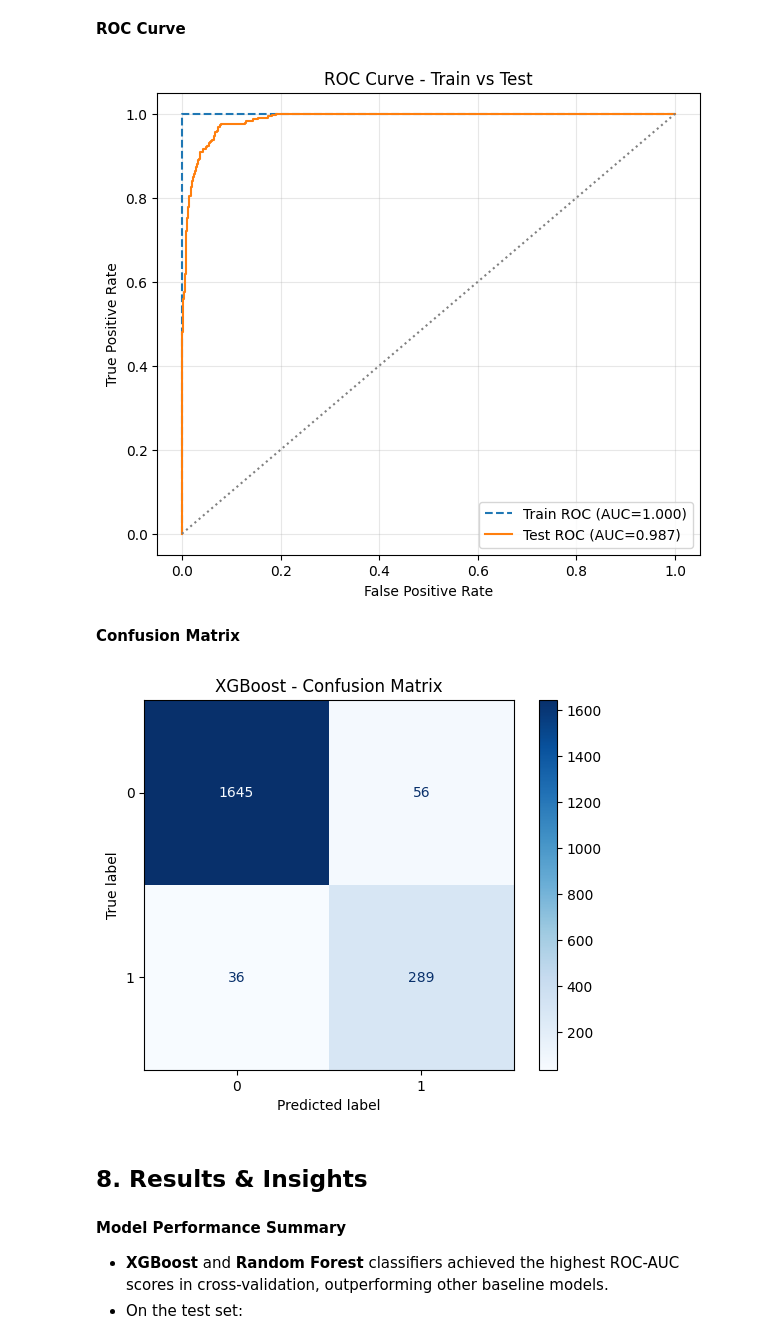
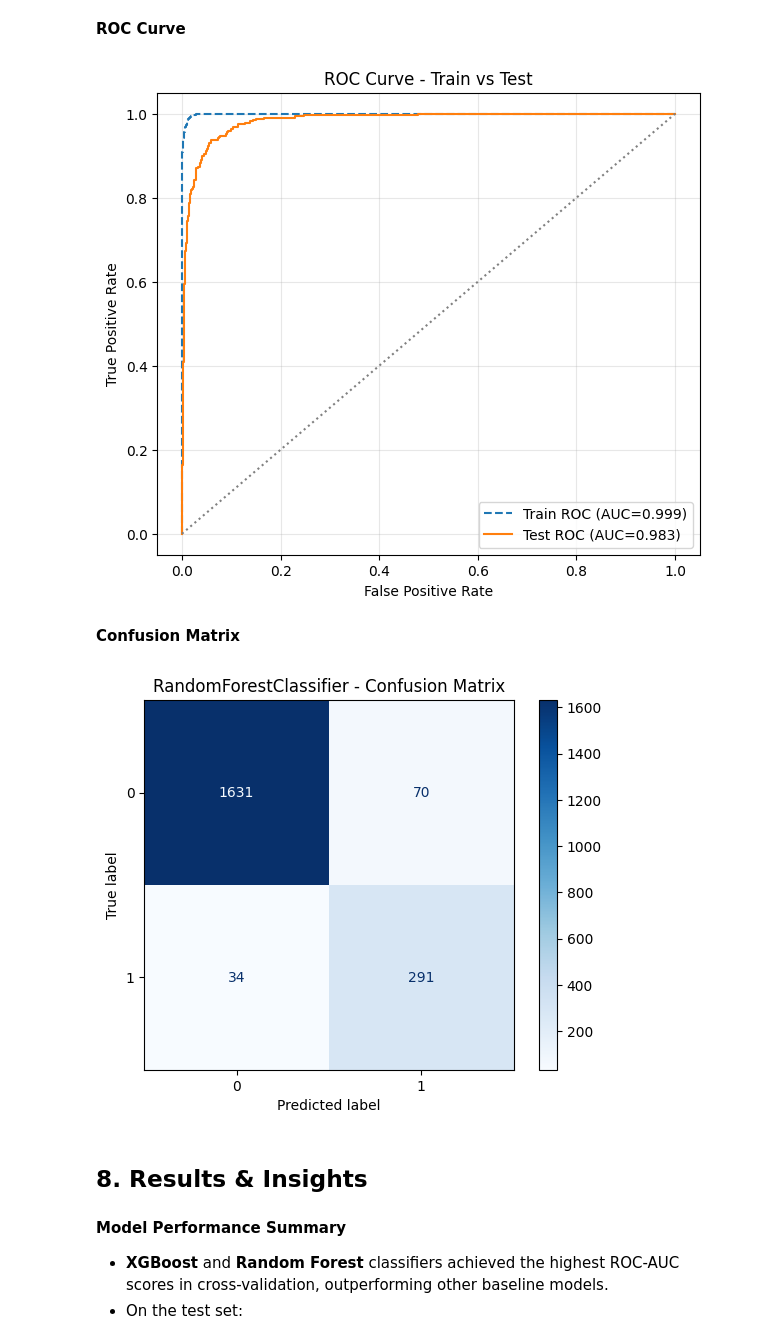
Before and after one commit to Pedro-Vital/End-to-end-ML-project-churn-prediction, a Jupyter notebook: research/Experiment.ipynb, the cells around one changed output. Saved outputs shown, nothing was run; the diff lists cells and outputs as text; code cells hidden in the pictures.

Commit message:
refactor: hyperparameter tuning with Optuna

```diff
--- a/research/Experiment.ipynb
+++ b/research/Experiment.ipynb
@@ -716,9 +696,9 @@ cv = StratifiedKFold(n_splits=5, shuffle=True, random_state=42)
 cv_results = []
 
 for name, model in models.items():
-    auc_scores = cross_val_score(model, X_train_resampled, y_train_resampled,
+    auc_scores = cross_val_score(model, X_train_preprocessed, y_train,
                                  scoring=scoring_auc, cv=cv, n_jobs=-1)
-    acc_scores = cross_val_score(model, X_train_resampled, y_train_resampled,
+    acc_scores = cross_val_score(model, X_train_preprocessed, y_train,
                                  scoring=scoring_acc, cv=cv, n_jobs=-1)
 
     cv_results.append({
@@ -841,0 +903,32 @@ Best CV AUC for RandomForestClassifier: 0.9956
+# %%
+run_name = f"Optuna_Tuning_{ModelClass.__name__}"
+
+# Initiate the parent run and call the hyperparameter tuning child run logic
+with mlflow.start_run(experiment_id=experiment_id,run_name=run_name, nested=True):
+    # Initialize the Optuna study, aiming to maximize our objective function.
+    study = optuna.create_study(direction="maximize")
+
+    # Execute the hyperparameter optimization trials.
+    # Note the addition of the `champion_callback` inclusion to control our logging
+    study.optimize(objective, n_trials=10, callbacks=[champion_callback])
+
+    mlflow.log_params(study.best_params)
+    mlflow.log_metric("best_mean_auc", study.best_value)
+
+    # Log tags
+    mlflow.set_tags({
+        "model_type": f"{model.__class__.__name__}",
+        "tuning_method": "Optuna",
+        "dataset": "Bank Churners",
+        "notes": "Hyperparameter tuning with Optuna and MLflow tracking"
+    })
+
+    # Log the best hyperparameters
+    mlflow.log_params(study.best_params)
+    mlflow.log_metric("best_mean_auc", study.best_value)
+
+    # Train the final model on the entire training set with the best hyperparameters
+    best_model = ModelClass(**study.best_params)
+    # Resample the entire training set before final model fitting
+    X_train_resampled, y_train_resampled = resampler.fit_resample(X_train_preprocessed, y_train)
+    best_model.fit(X_train_resampled, y_train_resampled)
@@ -879,9 +972,6 @@ Random Forest Classifier Test Set Performance:
 # %% [markdown]
 **ROC Curve**
 # %%
-# XGBoost
-best_model = best_estimators["XGBClassifier"]
-
 # Predict probabilities
 y_train_pred = best_model.predict_proba(X_train_preprocessed)[:, 1]
 y_test_pred = best_model.predict_proba(X_test_preprocessed)[:, 1]
@@ -905,20 +995,20 @@ plt.legend()
 plt.grid(alpha=0.3)
 plt.show()
 # %% [output]
-[figure, old version]
+[figure, new version]
 # %% [markdown]
 **Confusion Matrix**
 # %%
 # Compute confusion matrix
-cm = confusion_matrix(y_test, y_pred_xgb)
+cm = confusion_matrix(y_test, best_model.predict(X_test_preprocessed))
 
 # Display it nicely
 disp = ConfusionMatrixDisplay(confusion_matrix=cm, display_labels=best_model.classes_)
 disp.plot(cmap='Blues')
-plt.title("XGBoost - Confusion Matrix")
+plt.title(f"{best_model.__class__.__name__} - Confusion Matrix")
 plt.show()
 # %% [output]
-[figure, old version]
+[figure, new version]
 # %% [markdown]
 ## **8. Results & Insights**
 
```
Also changed, not shown: parts of 20 cells of this notebook, 2 other files.
